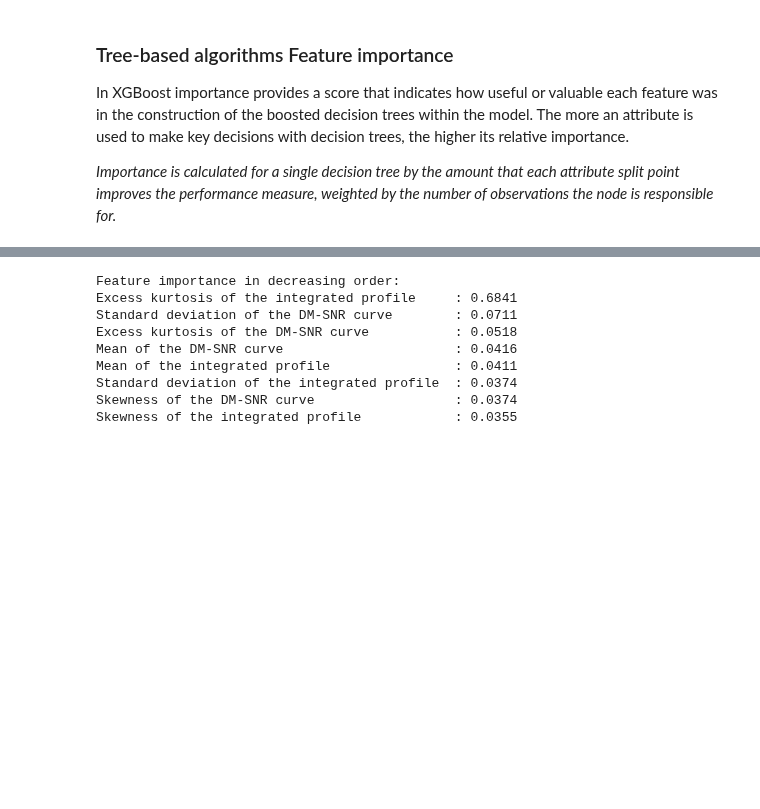
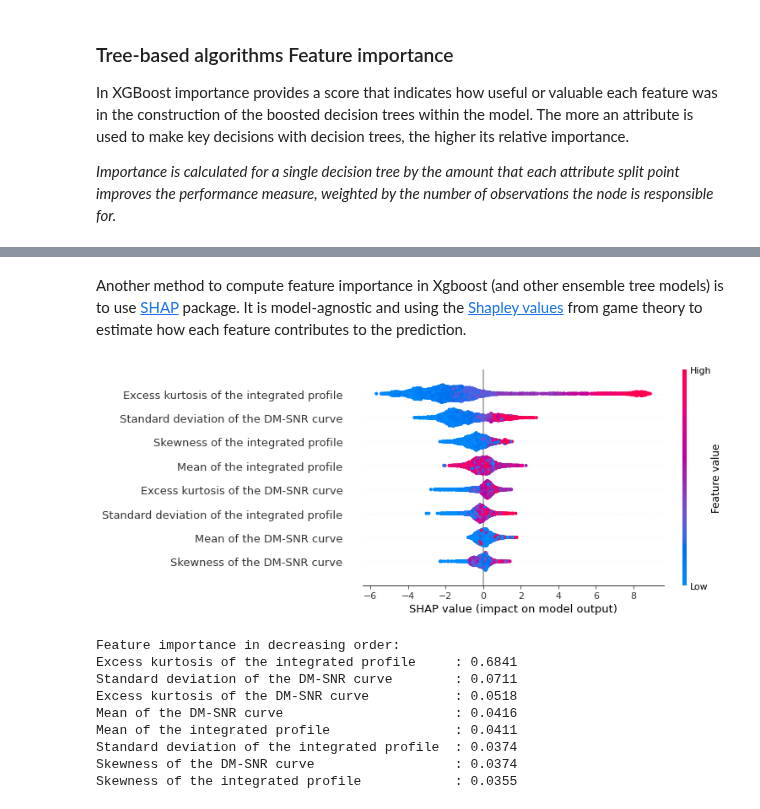
Before and after one commit to foukonana/MSc_MachineLearning_Asgmts, a Jupyter notebook: Assignments/Asgmt7_FeatureSelection/asgmt7_afoudouli.ipynb, the cells around one changed output, grey strips where cells are left out. Cells and saved outputs as stored; diff of their text form; code cells hidden in the pictures; blank space fills up the shorter version.

Commit message:
added shap value calculation

```diff
--- a/Assignments/Asgmt7_FeatureSelection/asgmt7_afoudouli.ipynb
+++ b/Assignments/Asgmt7_FeatureSelection/asgmt7_afoudouli.ipynb
@@ -176,3 +177,14 @@ plt.show()
+# %% [markdown]
+Another method to compute feature importance in Xgboost (and other ensemble tree models) is to use [SHAP](https://shap.readthedocs.io/en/latest/) package. It is model-agnostic and using the [Shapley values](https://christophm.github.io/interpretable-ml-book/shapley.html) from game theory to estimate how each feature contributes to the prediction.
+# %%
+explainer = shap.TreeExplainer(clf)
+shap_values = explainer.shap_values(X_test)
+
+plt.figure(figsize=(14,4))
+shap.summary_plot(shap_values, X_test, feature_names=feature_names)
+plt.show()
+# %% [output]
+[figure, added]
 # %%
 feat_importance = sorted([(i,x) for i,x in enumerate(xgb_importance)], key=lambda x:x[1], reverse=True)
 select4 = [x[0] for x in feat_importance[:4]]
```
Also changed, not shown: parts of 3 cells of this notebook.
